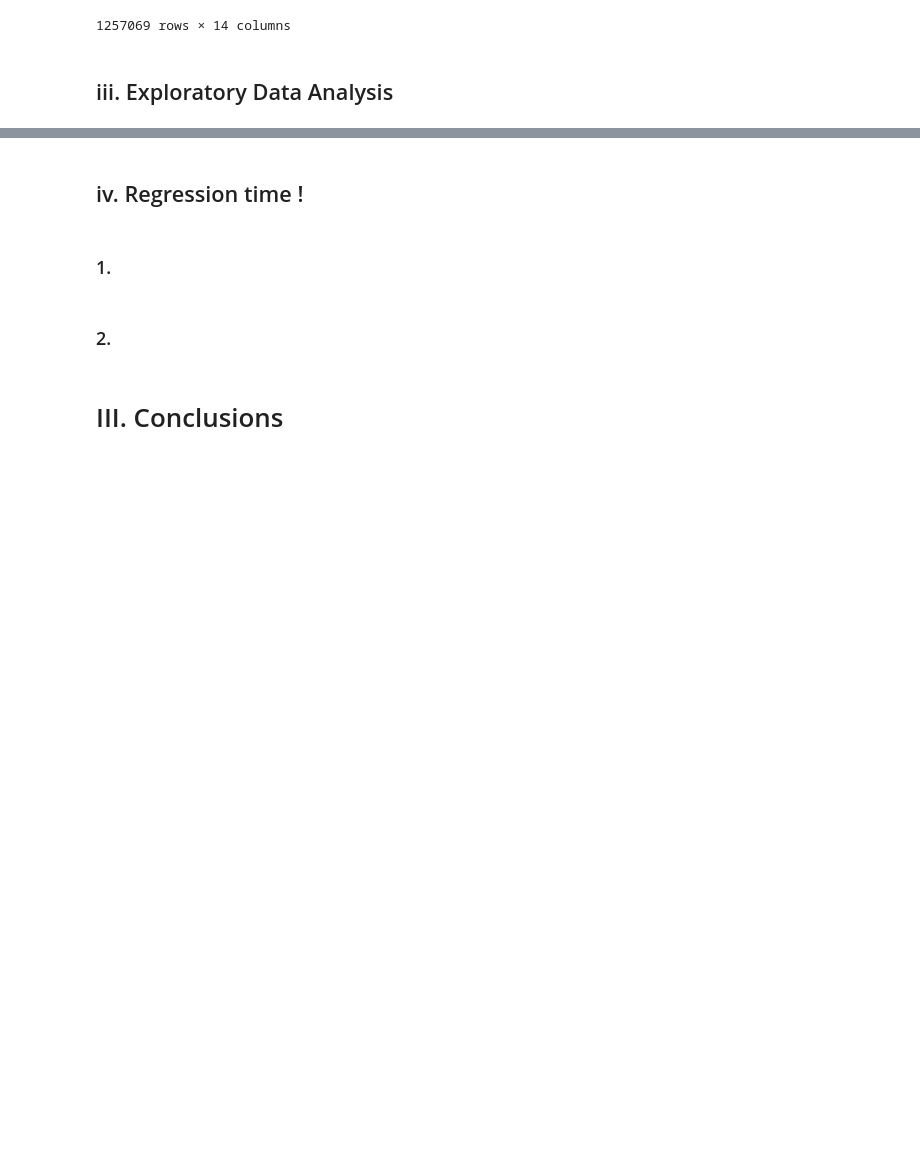
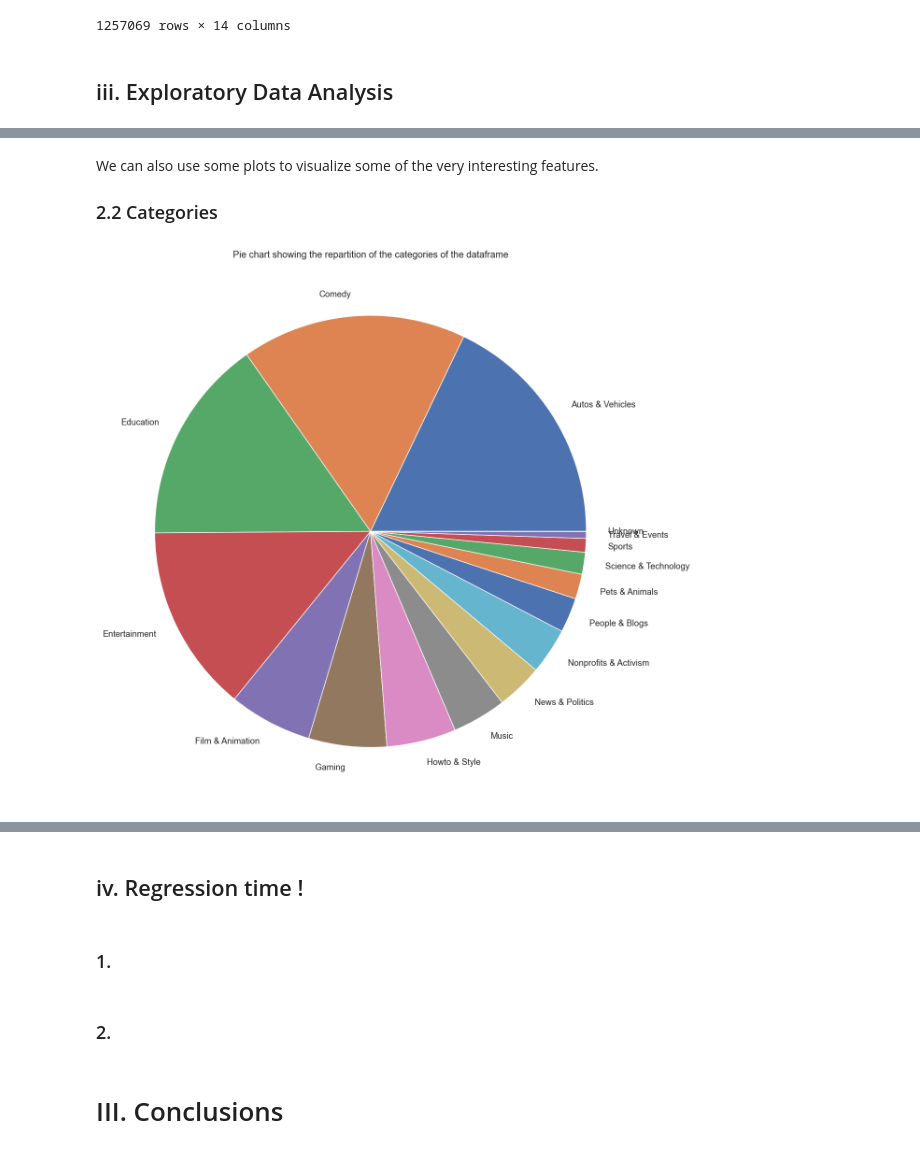
Before and after one commit to epfl-ada/ada-2022-project-fraisetagadaofficial, a Jupyter notebook: FraiseTagADAofficial-Milestone-3.ipynb, the cells around one changed output, grey strips where cells are left out. Saved outputs shown, nothing was run; the diff lists cells and outputs as text; code cells hidden in the pictures; blank space fills up the shorter version.

```diff
--- a/FraiseTagADAofficial-Milestone-3.ipynb
+++ b/FraiseTagADAofficial-Milestone-3.ipynb
@@ -813,3 +813,5 @@ df_metadata_sample
 df_metadata_sample.to_parquet(op.join(DATA,'df_metadata_sample_clean.parquet.gzip'), compression='gzip')
 # %% [markdown]
 ## iii. Exploratory Data Analysis
+# %%
+metadata_sample = pd.read_parquet(op.join(DATA,"df_metadata_sample_clean.parquet.gzip", engine='pyarrow')
@@ -815,0 +820,2 @@ df_metadata_sample.to_parquet(op.join(DATA,'df_metadata_sample_clean.parquet.gzi
+# %%
+metadata_sample['virality']=metadata_sample['view_count'].apply(lambda x :np.log(x+1))/metadata_sample['subs_before_video'].apply(lambda x:np.log(x+1))
@@ -816 +824,4 @@ df_metadata_sample.to_parquet(op.join(DATA,'df_metadata_sample_clean.parquet.gzi
+# %%
+metadata_viral    = metadata_sample[metadata_sample['virality'] >= np.quantile(metadata_sample['virality'],0.95)].reset_index()
+metadata_nonviral = metadata_sample[metadata_sample['virality'] < np.quantile(metadata_sample['virality'],0.95)].reset_index()
 # %% [markdown]
@@ -819,0 +980,15 @@ df_metadata_sample.to_parquet(op.join(DATA,'df_metadata_sample_clean.parquet.gzi
+# %% [markdown]
+We can also use some plots to visualize some of the very interesting features.
+### 2.2 Categories
+# %%
+# Repartition of categories
+# To have a nice font size for all graphs
+sns.set(font_scale=1.2)
+plt.figure(figsize=(15,15))
+
+plt.pie(metadata_viral["categories"].value_counts(),
+        labels = [category for category in metadata_viral["categories"].cat.categories])
+plt.title("Pie chart showing the repartition of the categories of the dataframe")
+plt.show()
+# %% [output]
+[figure, added]
```
Also changed, not shown: parts of 32 cells of this notebook.
